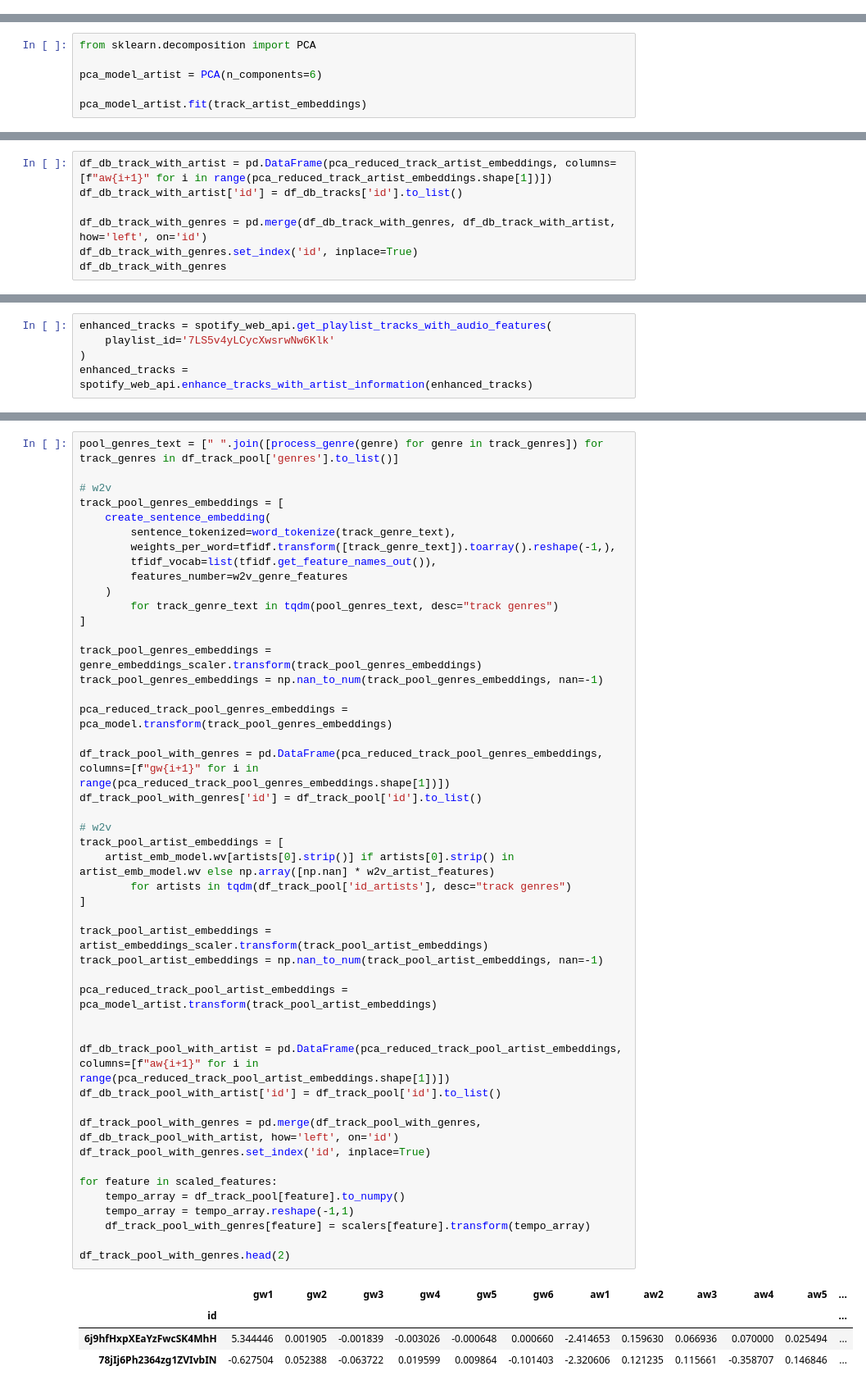
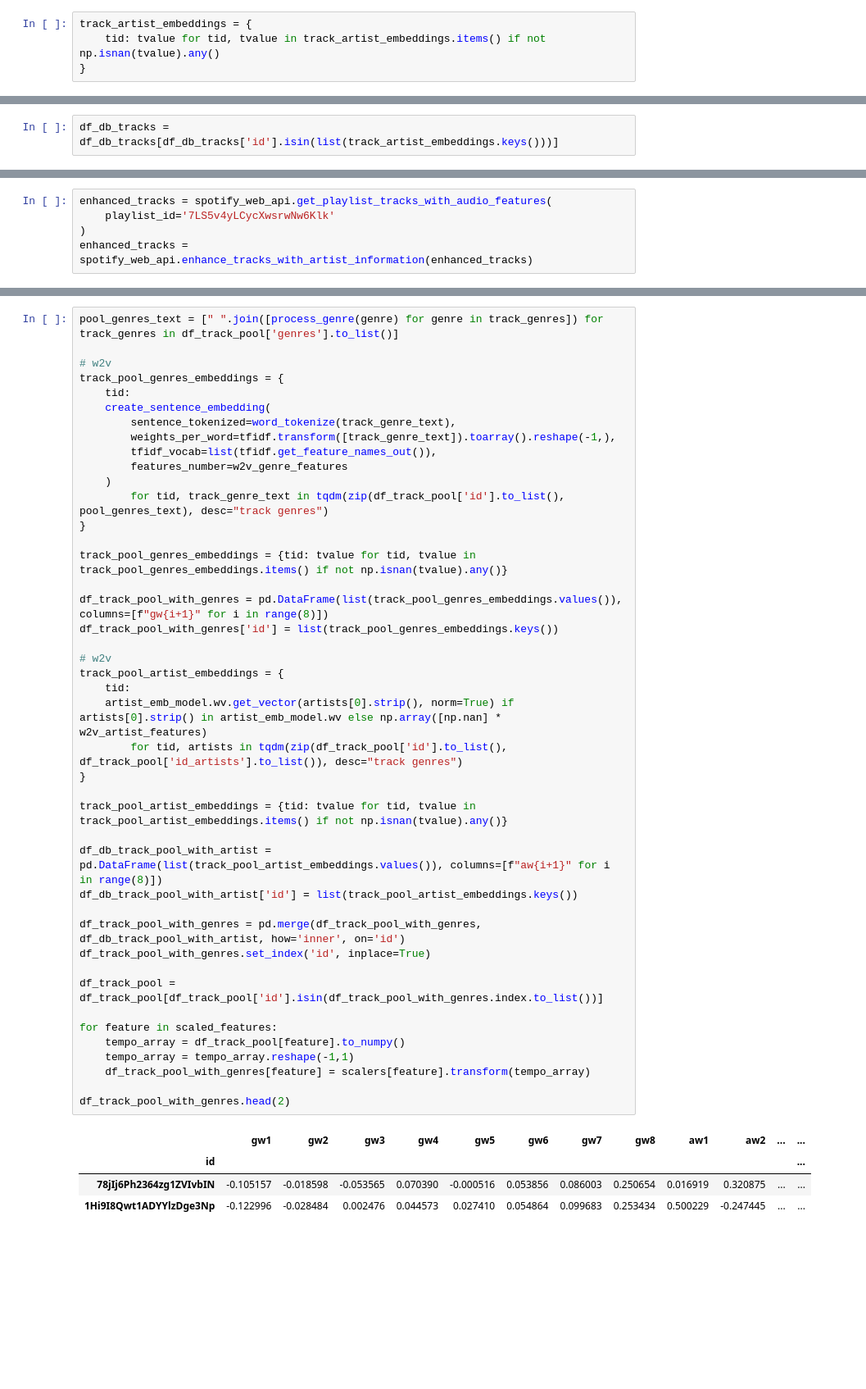
Before and after one commit to taslanidis/Music-Recommender, a Jupyter notebook: analyses/track_representation_vector.ipynb, the cells around one changed output, grey strips where cells are left out. Shown at 82% size. Drawn from its saved outputs; the diff is of its cells as text; blank space fills up the shorter version.

```diff
--- a/analyses/track_representation_vector.ipynb
+++ b/analyses/track_representation_vector.ipynb
@@ -190,2 +217,6 @@ track_genres_embeddings = np.nan_to_num(track_genres_embeddings, nan=-1)
+# %%
+track_artist_embeddings = {
+    tid: tvalue for tid, tvalue in track_artist_embeddings.items() if not np.isnan(tvalue).any()
+}
 # %% [markdown]
 Also, as a last step on genre embeddings, in order to reduce size and give more weight to the Track Audio features, we will use PCA to reduce the dimensionality of the Genre Embeddings.
@@ -239,6 +244,0 @@ Also, as a last step on genre embeddings, in order to reduce size and give more
-# %%
-from sklearn.decomposition import PCA
-
-pca_model_artist = PCA(n_components=6)
-
-pca_model_artist.fit(track_artist_embeddings)
@@ -249,7 +244,0 @@ pca_reduced_track_artist_embeddings = pca_model_artist.transform(track_artist_em
-# %%
-df_db_track_with_artist = pd.DataFrame(pca_reduced_track_artist_embeddings, columns=[f"aw{i+1}" for i in range(pca_reduced_track_artist_embeddings.shape[1])])
-df_db_track_with_artist['id'] = df_db_tracks['id'].to_list()
-
-df_db_track_with_genres = pd.merge(df_db_track_with_genres, df_db_track_with_artist, how='left', on='id')
-df_db_track_with_genres.set_index('id', inplace=True)
-df_db_track_with_genres
@@ -271,3 +245,5 @@ df_db_track_with_genres
+# %%
+df_db_tracks = df_db_tracks[df_db_tracks['id'].isin(list(track_artist_embeddings.keys()))]
 # %% [markdown]
 ### Normalization - Scaling
 # %%
@@ -359,51 +335,48 @@ df_track_pool.head(2)
 # %%
 pool_genres_text = [" ".join([process_genre(genre) for genre in track_genres]) for track_genres in df_track_pool['genres'].to_list()]
 
 # w2v
-track_pool_genres_embeddings = [
+track_pool_genres_embeddings = {
+    tid:
     create_sentence_embedding(
         sentence_tokenized=word_tokenize(track_genre_text),
         weights_per_word=tfidf.transform([track_genre_text]).toarray().reshape(-1,),
         tfidf_vocab=list(tfidf.get_feature_names_out()),
         features_number=w2v_genre_features
     )
-        for track_genre_text in tqdm(pool_genres_text, desc="track genres")
-]
+        for tid, track_genre_text in tqdm(zip(df_track_pool['id'].to_list(), pool_genres_text), desc="track genres")
+}
 
-track_pool_genres_embeddings = genre_embeddings_scaler.transform(track_pool_genres_embeddings)
-track_pool_genres_embeddings = np.nan_to_num(track_pool_genres_embeddings, nan=-1)
+track_pool_genres_embeddings = {tid: tvalue for tid, tvalue in track_pool_genres_embeddings.items() if not np.isnan(tvalue).any()}
 
-pca_reduced_track_pool_genres_embeddings = pca_model.transform(track_pool_genres_embeddings)
-
-df_track_pool_with_genres = pd.DataFrame(pca_reduced_track_pool_genres_embeddings, columns=[f"gw{i+1}" for i in range(pca_reduced_track_pool_genres_embeddings.shape[1])])
-df_track_pool_with_genres['id'] = df_track_pool['id'].to_list()
+df_track_pool_with_genres = pd.DataFrame(list(track_pool_genres_embeddings.values()), columns=[f"gw{i+1}" for i in range(8)])
+df_track_pool_with_genres['id'] = list(track_pool_genres_embeddings.keys())
 
 # w2v
-track_pool_artist_embeddings = [
-    artist_emb_model.wv[artists[0].strip()] if artists[0].strip() in artist_emb_model.wv else np.array([np.nan] * w2v_artist_features)
-        for artists in tqdm(df_track_pool['id_artists'], desc="track genres")
-]
+track_pool_artist_embeddings = {
+    tid:
+    artist_emb_model.wv.get_vector(artists[0].strip(), norm=True) if artists[0].strip() in artist_emb_model.wv else np.array([np.nan] * w2v_artist_features)
+        for tid, artists in tqdm(zip(df_track_pool['id'].to_list(), df_track_pool['id_artists'].to_list()), desc="track genres")
+}
 
-track_pool_artist_embeddings = artist_embeddings_scaler.transform(track_pool_artist_embeddings)
-track_pool_artist_embeddings = np.nan_to_num(track_pool_artist_embeddings, nan=-1)
+track_pool_artist_embeddings = {tid: tvalue for tid, tvalue in track_pool_artist_embeddings.items() if not np.isnan(tvalue).any()}
 
-pca_reduced_track_pool_artist_embeddings = pca_model_artist.transform(track_pool_artist_embeddings)
+df_db_track_pool_with_artist = pd.DataFrame(list(track_pool_artist_embeddings.values()), columns=[f"aw{i+1}" for i in range(8)])
+df_db_track_pool_with_artist['id'] = list(track_pool_artist_embeddings.keys())
 
+df_track_pool_with_genres = pd.merge(df_track_pool_with_genres, df_db_track_pool_with_artist, how='inner', on='id')
+df_track_pool_with_genres.set_index('id', inplace=True)
 
-df_db_track_pool_with_artist = pd.DataFrame(pca_reduced_track_pool_artist_embeddings, columns=[f"aw{i+1}" for i in range(pca_reduced_track_pool_artist_embeddings.shape[1])])
-df_db_track_pool_with_artist['id'] = df_track_pool['id'].to_list()
-
-df_track_pool_with_genres = pd.merge(df_track_pool_with_genres, df_db_track_pool_with_artist, how='left', on='id')
-df_track_pool_with_genres.set_index('id', inplace=True)
+df_track_pool = df_track_pool[df_track_pool['id'].isin(df_track_pool_with_genres.index.to_list())]
 
 for feature in scaled_features:
     tempo_array = df_track_pool[feature].to_numpy()
     tempo_array = tempo_array.reshape(-1,1)
     df_track_pool_with_genres[feature] = scalers[feature].transform(tempo_array)
 
 df_track_pool_with_genres.head(2)
 # %% [output]
-|  | gw1 | gw2 | gw3 | gw4 | gw5 | gw6 | aw1 | aw2 | aw3 | aw4 | aw5 | ... |
+|  | gw1 | gw2 | gw3 | gw4 | gw5 | gw6 | gw7 | gw8 | aw1 | aw2 | ... | ... |
 | id |  |  |  |  |  |  |  |  |  |  |  | ... |
-| 6j9hfHxpXEaYzFwcSK4MhH | 5.344446 | 0.001905 | -0.001839 | -0.003026 | -0.000648 | 0.000660 | -2.414653 | 0.159630 | 0.066936 | 0.070000 | 0.025494 | ... |
-| 78jIj6Ph2364zg1ZVIvbIN | -0.627504 | 0.052388 | -0.063722 | 0.019599 | 0.009864 | -0.101403 | -2.320606 | 0.121235 | 0.115661 | -0.358707 | 0.146846 | ... |
+| 78jIj6Ph2364zg1ZVIvbIN | -0.105157 | -0.018598 | -0.053565 | 0.070390 | -0.000516 | 0.053856 | 0.086003 | 0.250654 | 0.016919 | 0.320875 | ... | ... |
+| 1Hi9I8Qwt1ADYYlzDge3Np | -0.122996 | -0.028484 | 0.002476 | 0.044573 | 0.027410 | 0.054864 | 0.099683 | 0.253434 | 0.500229 | -0.247445 | ... | ... |
```
Also changed, not shown: parts of 32 cells of this notebook, 15 other files.
